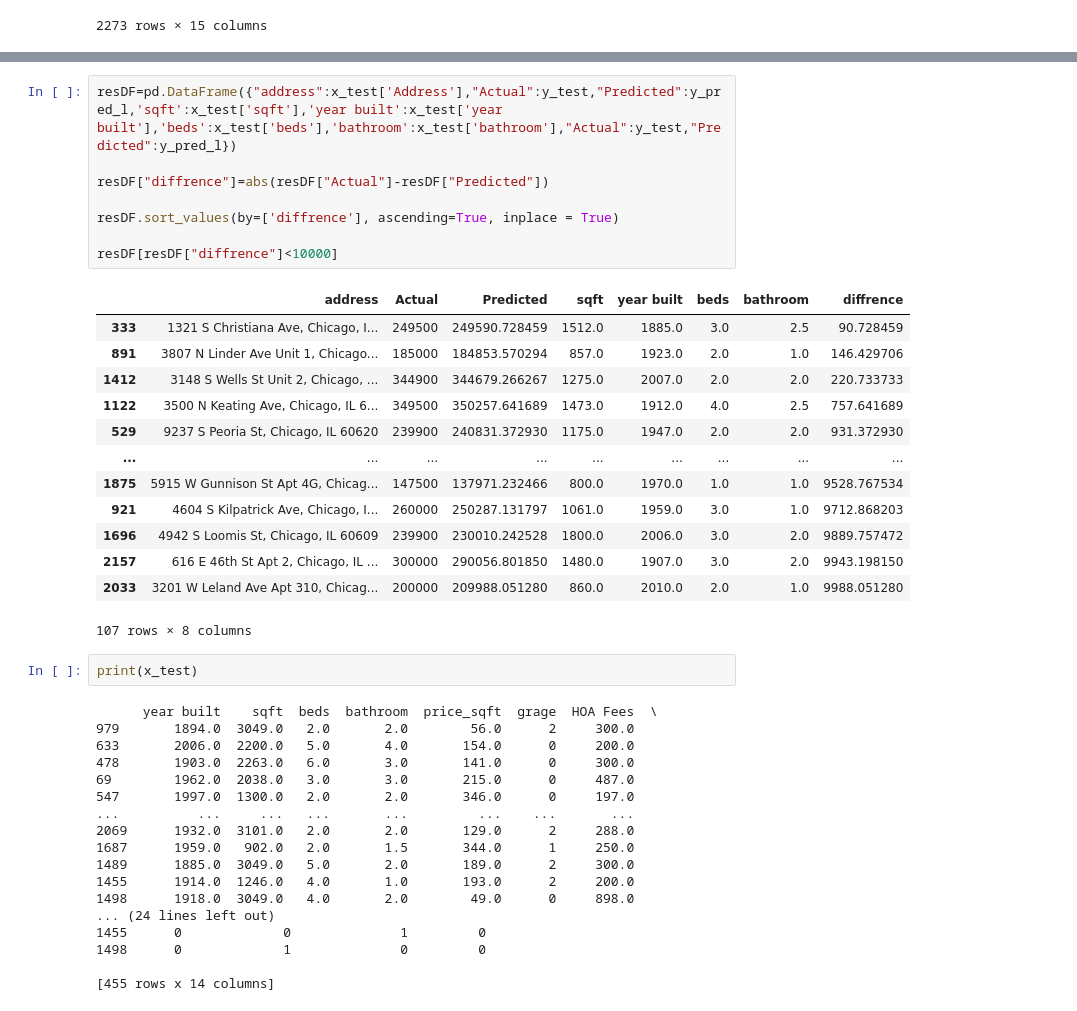
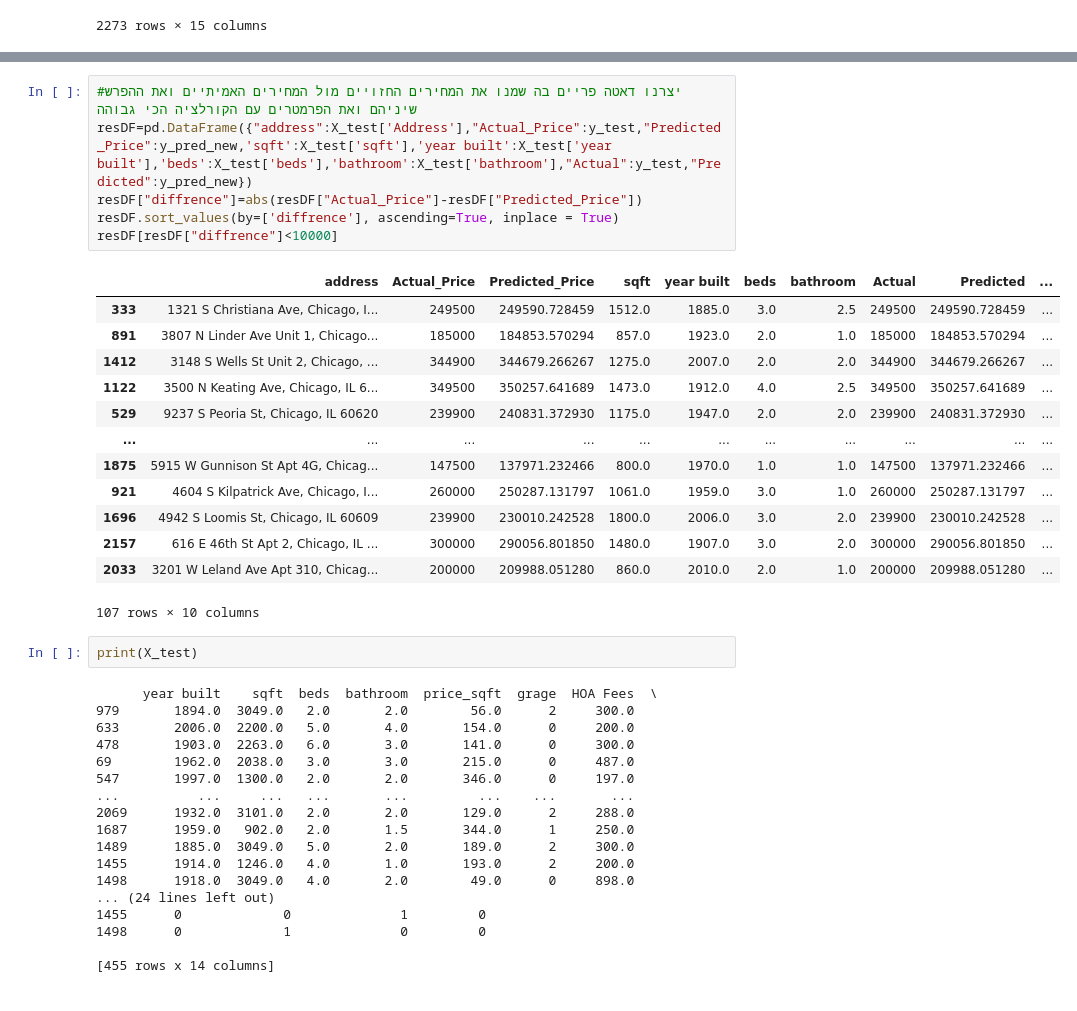
Before and after one commit to yakir0391/Apartments-Predict, a Jupyter notebook: machine learning.ipynb, the cells around one changed output, grey strips where cells are left out. Cells and saved outputs as stored; diff of their text form.

```diff
--- a/machine learning.ipynb
+++ b/machine learning.ipynb
@@ -132,29 +83,27 @@ R2 on train set: 0.8701787351674446
 R2 on test set: 0.8944195369988163
 RMSE: 43824.75764357163
 # %%
-resDF=pd.DataFrame({"address":x_test['Address'],"Actual":y_test,"Predicted":y_pred_l,'sqft':x_test['sqft'],'year built':x_test['year built'],'beds':x_test['beds'],'bathroom':x_test['bathroom'],"Actual":y_test,"Predicted":y_pred_l})
-
-resDF["diffrence"]=abs(resDF["Actual"]-resDF["Predicted"])
-
+#יצרנו דאטה פריים בה שמנו את המחירים החזויים מול המחירים האמיתיים ואת ההפרש שיניהם ואת הפרמטרים עם הקורלציה הכי גבוהה
+resDF=pd.DataFrame({"address":X_test['Address'],"Actual_Price":y_test,"Predicted_Price":y_pred_new,'sqft':X_test['sqft'],'year built':X_test['year built'],'beds':X_test['beds'],'bathroom':X_test['bathroom'],"Actual":y_test,"Predicted":y_pred_new})
+resDF["diffrence"]=abs(resDF["Actual_Price"]-resDF["Predicted_Price"])
 resDF.sort_values(by=['diffrence'], ascending=True, inplace = True)
-
 resDF[resDF["diffrence"]<10000]
 # %% [output]
-|  | address | Actual | Predicted | sqft | year built | beds | bathroom | diffrence |
-| 333 | 1321 S Christiana Ave, Chicago, I... | 249500 | 249590.728459 | 1512.0 | 1885.0 | 3.0 | 2.5 | 90.728459 |
-| 891 | 3807 N Linder Ave Unit 1, Chicago... | 185000 | 184853.570294 | 857.0 | 1923.0 | 2.0 | 1.0 | 146.429706 |
-| 1412 | 3148 S Wells St Unit 2, Chicago, ... | 344900 | 344679.266267 | 1275.0 | 2007.0 | 2.0 | 2.0 | 220.733733 |
-| 1122 | 3500 N Keating Ave, Chicago, IL 6... | 349500 | 350257.641689 | 1473.0 | 1912.0 | 4.0 | 2.5 | 757.641689 |
-| 529 | 9237 S Peoria St, Chicago, IL 60620 | 239900 | 240831.372930 | 1175.0 | 1947.0 | 2.0 | 2.0 | 931.372930 |
-| ... | ... | ... | ... | ... | ... | ... | ... | ... |
-| 1875 | 5915 W Gunnison St Apt 4G, Chicag... | 147500 | 137971.232466 | 800.0 | 1970.0 | 1.0 | 1.0 | 9528.767534 |
-| 921 | 4604 S Kilpatrick Ave, Chicago, I... | 260000 | 250287.131797 | 1061.0 | 1959.0 | 3.0 | 1.0 | 9712.868203 |
-| 1696 | 4942 S Loomis St, Chicago, IL 60609 | 239900 | 230010.242528 | 1800.0 | 2006.0 | 3.0 | 2.0 | 9889.757472 |
-| 2157 | 616 E 46th St Apt 2, Chicago, IL ... | 300000 | 290056.801850 | 1480.0 | 1907.0 | 3.0 | 2.0 | 9943.198150 |
-| 2033 | 3201 W Leland Ave Apt 310, Chicag... | 200000 | 209988.051280 | 860.0 | 2010.0 | 2.0 | 1.0 | 9988.051280 |
+|  | address | Actual_Price | Predicted_Price | sqft | year built | beds | bathroom | Actual | Predicted | ... |
+| 333 | 1321 S Christiana Ave, Chicago, I... | 249500 | 249590.728459 | 1512.0 | 1885.0 | 3.0 | 2.5 | 249500 | 249590.728459 | ... |
+| 891 | 3807 N Linder Ave Unit 1, Chicago... | 185000 | 184853.570294 | 857.0 | 1923.0 | 2.0 | 1.0 | 185000 | 184853.570294 | ... |
+| 1412 | 3148 S Wells St Unit 2, Chicago, ... | 344900 | 344679.266267 | 1275.0 | 2007.0 | 2.0 | 2.0 | 344900 | 344679.266267 | ... |
+| 1122 | 3500 N Keating Ave, Chicago, IL 6... | 349500 | 350257.641689 | 1473.0 | 1912.0 | 4.0 | 2.5 | 349500 | 350257.641689 | ... |
+| 529 | 9237 S Peoria St, Chicago, IL 60620 | 239900 | 240831.372930 | 1175.0 | 1947.0 | 2.0 | 2.0 | 239900 | 240831.372930 | ... |
+| ... | ... | ... | ... | ... | ... | ... | ... | ... | ... | ... |
+| 1875 | 5915 W Gunnison St Apt 4G, Chicag... | 147500 | 137971.232466 | 800.0 | 1970.0 | 1.0 | 1.0 | 147500 | 137971.232466 | ... |
+| 921 | 4604 S Kilpatrick Ave, Chicago, I... | 260000 | 250287.131797 | 1061.0 | 1959.0 | 3.0 | 1.0 | 260000 | 250287.131797 | ... |
+| 1696 | 4942 S Loomis St, Chicago, IL 60609 | 239900 | 230010.242528 | 1800.0 | 2006.0 | 3.0 | 2.0 | 239900 | 230010.242528 | ... |
+| 2157 | 616 E 46th St Apt 2, Chicago, IL ... | 300000 | 290056.801850 | 1480.0 | 1907.0 | 3.0 | 2.0 | 300000 | 290056.801850 | ... |
+| 2033 | 3201 W Leland Ave Apt 310, Chicag... | 200000 | 209988.051280 | 860.0 | 2010.0 | 2.0 | 1.0 | 200000 | 209988.051280 | ... |
-107 rows × 8 columns
+107 rows × 10 columns
 # %%
-print(x_test)
+print(X_test)
 # %% [output]
       year built    sqft  beds  bathroom  price_sqft  grage  HOA Fees  \
 979       1894.0  3049.0   2.0       2.0        56.0      2     300.0
```
Also changed, not shown: parts of 7 cells of this notebook.
